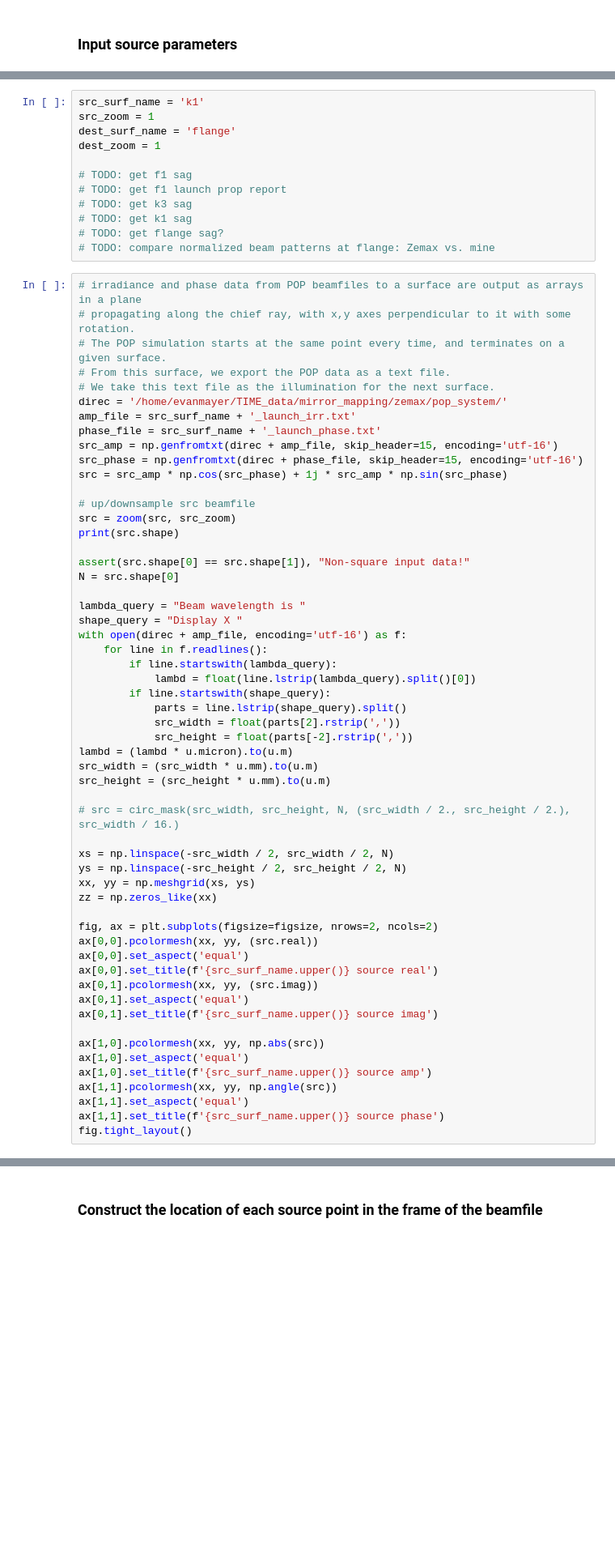
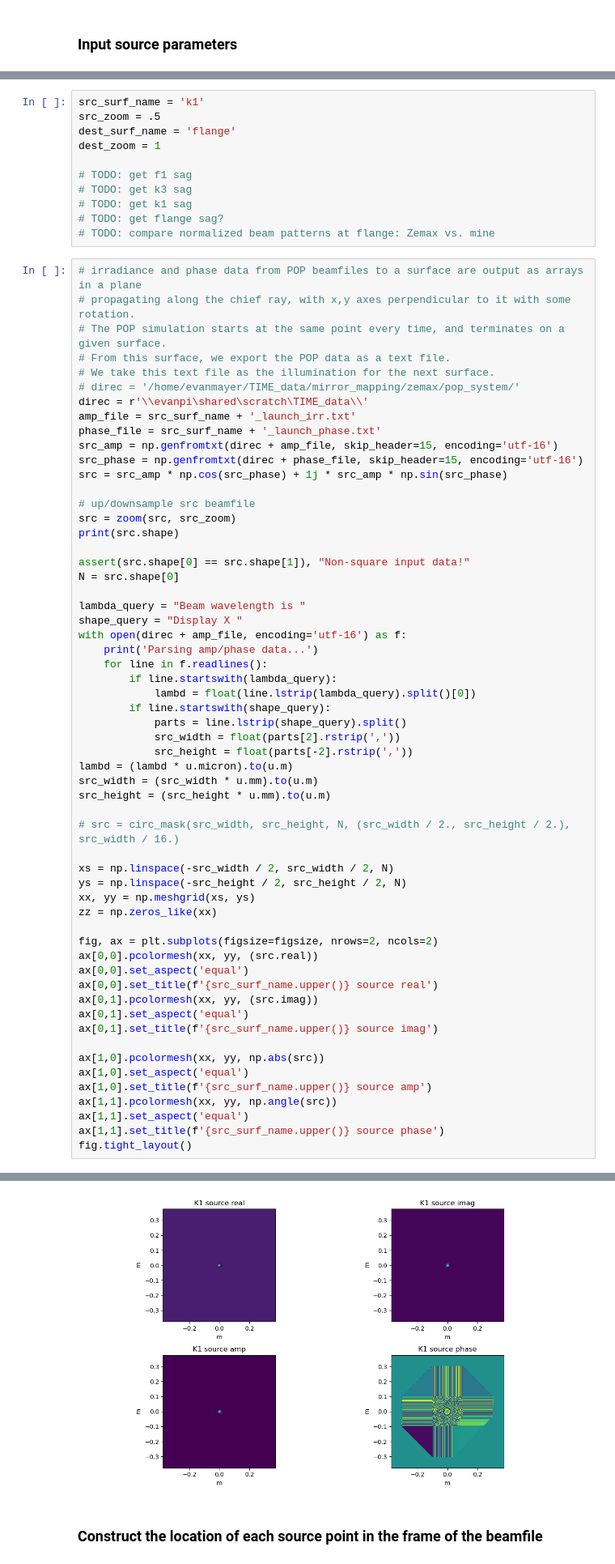
Before and after one commit to evanmayer/hotspot, a Jupyter notebook: verification/fresnel_zemax.ipynb, the cells around one changed output, grey strips where cells are left out. Shown at 81% size. Cells and saved outputs as stored; diff of their text form; blank space fills up the shorter version.

```diff
--- a/verification/fresnel_zemax.ipynb
+++ b/verification/fresnel_zemax.ipynb
@@ -61,12 +63,11 @@ surf_numbers = {
 }
 # %%
 src_surf_name = 'k1'
-src_zoom = 1
+src_zoom = .5
 dest_surf_name = 'flange'
 dest_zoom = 1
 
 # TODO: get f1 sag
-# TODO: get f1 launch prop report
 # TODO: get k3 sag
 # TODO: get k1 sag
 # TODO: get flange sag?
@@ -77,7 +78,8 @@ dest_zoom = 1
 # The POP simulation starts at the same point every time, and terminates on a given surface.
 # From this surface, we export the POP data as a text file.
 # We take this text file as the illumination for the next surface.
-direc = '/home/evanmayer/TIME_data/mirror_mapping/zemax/pop_system/'
+# direc = '/home/evanmayer/TIME_data/mirror_mapping/zemax/pop_system/'
+direc = r'\\evanpi\shared\scratch\TIME_data\\'
 amp_file = src_surf_name + '_launch_irr.txt'
 phase_file = src_surf_name + '_launch_phase.txt'
 src_amp = np.genfromtxt(direc + amp_file, skip_header=15, encoding='utf-16')
@@ -94,6 +96,7 @@ N = src.shape[0]
 lambda_query = "Beam wavelength is "
 shape_query = "Display X "
 with open(direc + amp_file, encoding='utf-16') as f:
+    print('Parsing amp/phase data...')
     for line in f.readlines():
         if line.startswith(lambda_query):
             lambd = float(line.lstrip(lambda_query).split()[0])
@@ -127,3 +130,4 @@ ax[1,1].pcolormesh(xx, yy, np.angle(src))
 ax[1,1].set_aspect('equal')
 ax[1,1].set_title(f'{src_surf_name.upper()} source phase')
 fig.tight_layout()
+# %% [output]
@@ -130,3 +136,4 @@ fig.tight_layout()
+[figure, added]
 # %% [markdown]
 ### Construct the location of each source point in the frame of the beamfile
 # %%
```
Also changed, not shown: parts of 10 cells of this notebook.
